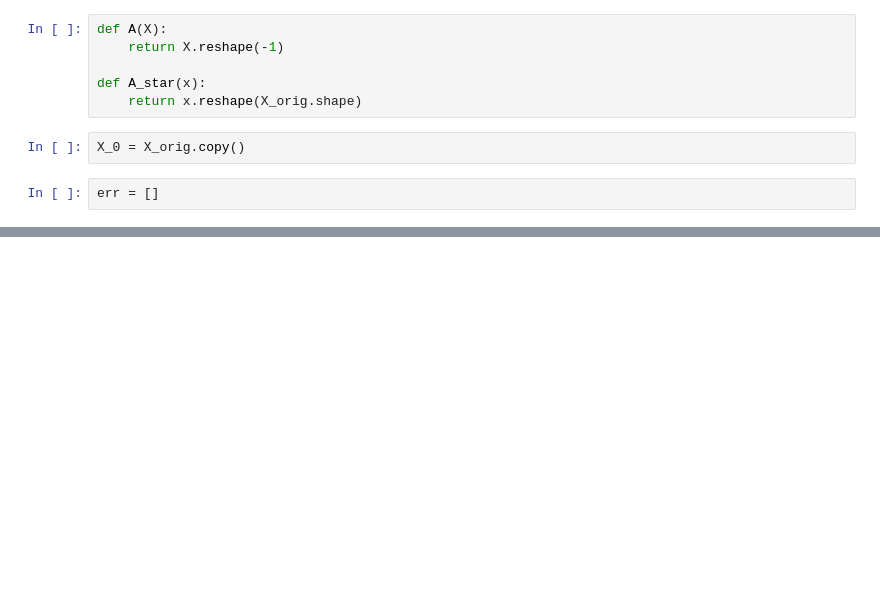
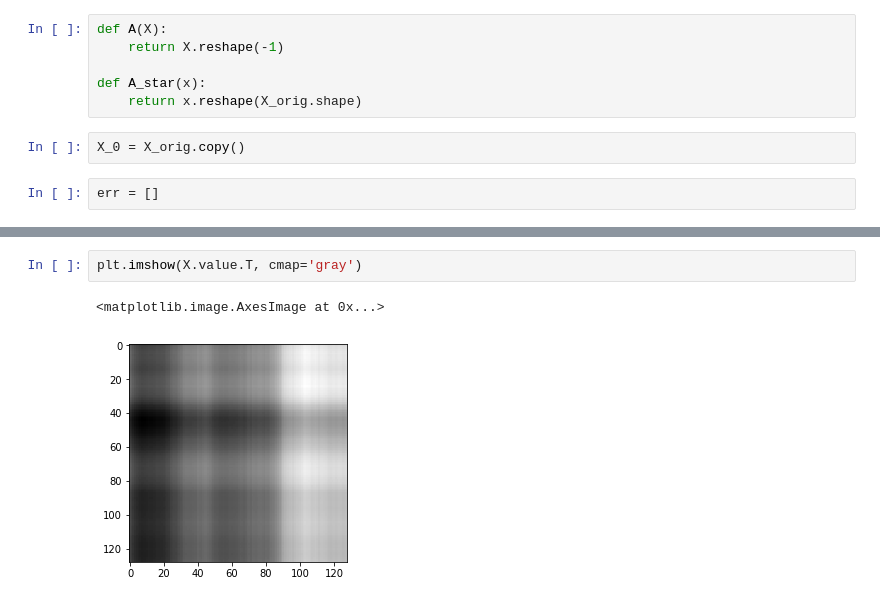
Before and after one commit to viktor-prutyanov/Sketchy-Convex-Low-Rank-Matrix-Optimization, a Jupyter notebook: Sketchy Low Rank Optimization.ipynb, the cells around one changed output, grey strips where cells are left out. Saved outputs shown, nothing was run; the diff lists cells and outputs as text; blank space fills up the shorter version.

```diff
--- a/Sketchy Low Rank Optimization.ipynb
+++ b/Sketchy Low Rank Optimization.ipynb
@@ -117,0 +172,5 @@ plt.plot(err)
+# %%
+plt.imshow(X.value.T, cmap='gray')
+# %% [output]
+<matplotlib.image.AxesImage at 0x...>
+[figure, added]
```
Also changed, not shown: parts of 10 cells of this notebook, 1 other file.
